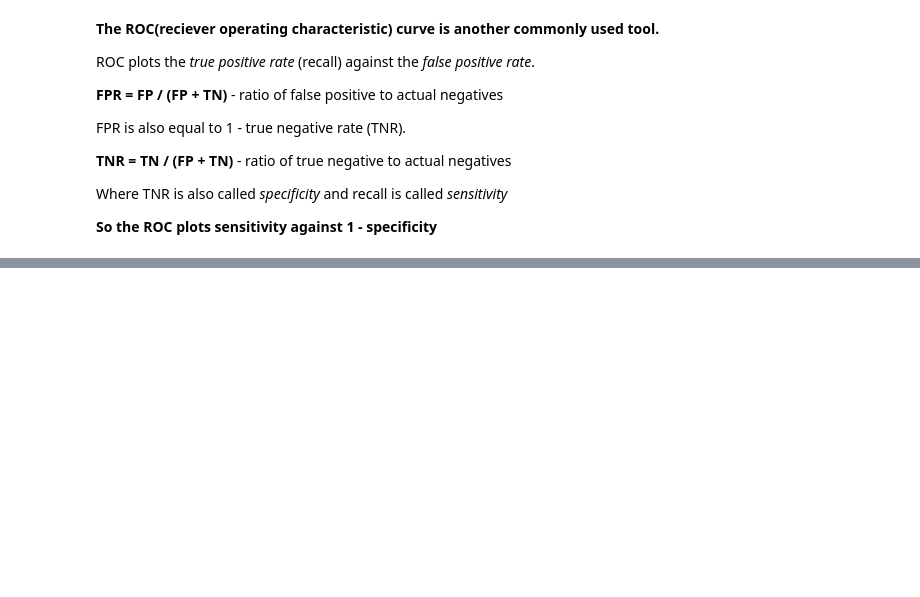
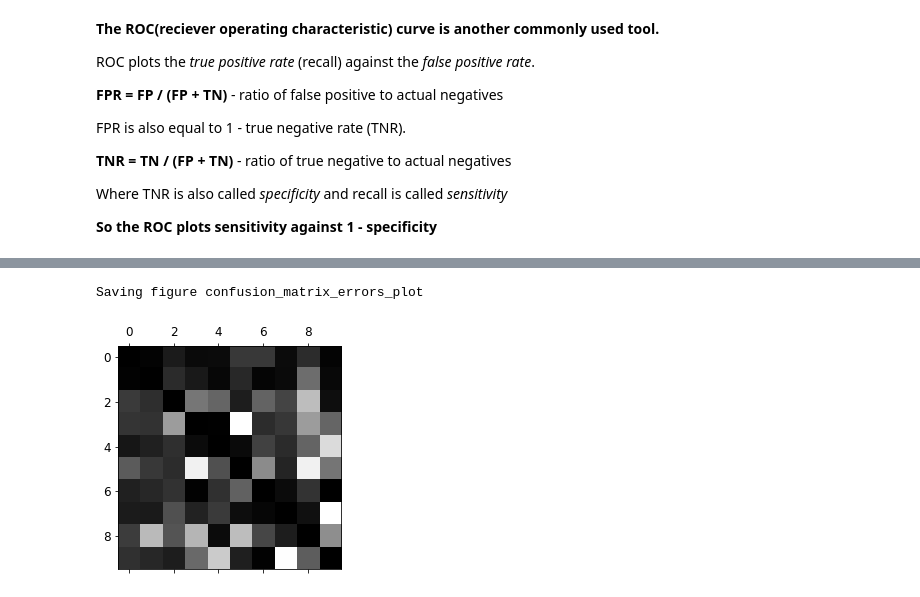
Before and after one commit to shengbojia/data-fun, a Jupyter notebook: Classification/MNIST intro.ipynb, the cells around one changed output, grey strips where cells are left out. Saved outputs shown, nothing was run; the diff lists cells and outputs as text; code cells hidden in the pictures; blank space fills up the shorter version.

```diff
--- a/Classification/MNIST intro.ipynb
+++ b/Classification/MNIST intro.ipynb
@@ -307,0 +533,11 @@ fpr, tpr, thresholds = roc_curve(y_train_5, y_scores) # tpr is recall
+# %%
+row_sums = conf_mx.sum(axis=1, keepdims=True)
+norm_conf_mx = conf_mx / row_sums
+# %%
+np.fill_diagonal(norm_conf_mx, 0) # Fill the diagonal with 0 so we will only be looking at the errors
+plt.matshow(norm_conf_mx, cmap=plt.cm.gray)
+save_fig("confusion_matrix_errors_plot", tight_layout=False)
+plt.show()
+# %% [output]
+Saving figure confusion_matrix_errors_plot
+[figure, added]
```
Also changed, not shown: parts of 64 cells of this notebook, 5 other files.
